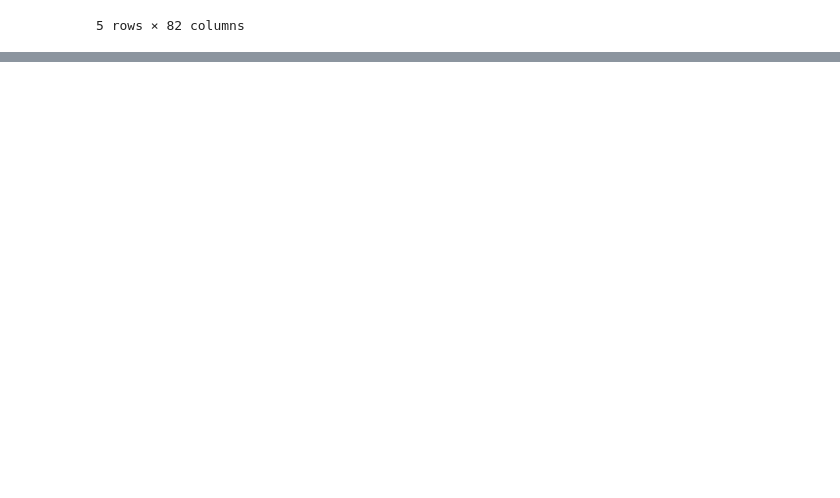
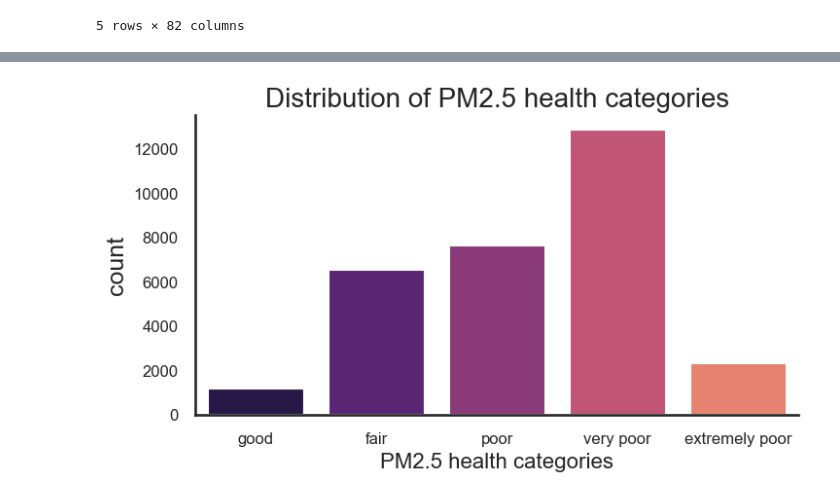
Before and after one commit to Maximilian2509/ds-AirPollution, a Jupyter notebook: eda_air-pollution.ipynb, the cells around one changed output, grey strips where cells are left out. Cells and saved outputs as stored; diff of their text form; code cells hidden in the pictures; blank space fills up the shorter version.

```diff
--- a/eda_air-pollution.ipynb
+++ b/eda_air-pollution.ipynb
@@ -58,0 +77,17 @@ df.columns.to_list()
+# %%
+# plot percentage of missing instances with labels
+# from: https://stackoverflow.com/questions/69537383/how-to-plot-count-of-null-values-for-each-column-in-pandas-dataframe
+import matplotlib.pyplot as plt
+def plot_nas(df: pd.DataFrame):
+    if df.isnull().sum().sum() != 0:
+        na_df = (df.isnull().sum() / len(df)) * 100
+        na_df = na_df.drop(na_df[na_df == 0].index).sort_values(ascending=False)
+        missing_data = pd.DataFrame({'Missing Ratio %' :na_df})
+        missing_data.plot(kind = "barh")
+        plt.show()
+    else:
+        print('No NAs found')
+plot_nas(df)
+plot_width, plot_height = (15,15)
+plt.rcParams['figure.figsize'] = (plot_width,plot_height)
+plt.rcParams['ytick.labelsize'] = 9
@@ -58,0 +107,17 @@ df.columns.to_list()
+# %%
+# Create target categories based on https://www.epa.vic.gov.au/for-community/environmental-information/air-quality/pm25-particles-in-the-air
+bins = [0, 12.5, 25, 50, 150, np.inf]
+health_cat = ['good', 'fair','poor','very poor','extremely poor']
+df['target_cat'] = pd.cut(df['target'], bins, labels = health_cat)
+# %%
+# Check distribution of target categories
+plt.subplots(figsize=(8, 4))
+
+ax = sns.countplot(x=df.target_cat)
+ax.set_title("Distribution of PM2.5 health categories", fontsize=20)
+ax.set_xlabel("PM2.5 health categories", fontsize=16)
+ax.tick_params(labelsize=12)
+
+sns.despine()
+# %% [output]
+[figure, added]
```
Also changed, not shown: parts of 11 cells of this notebook.
